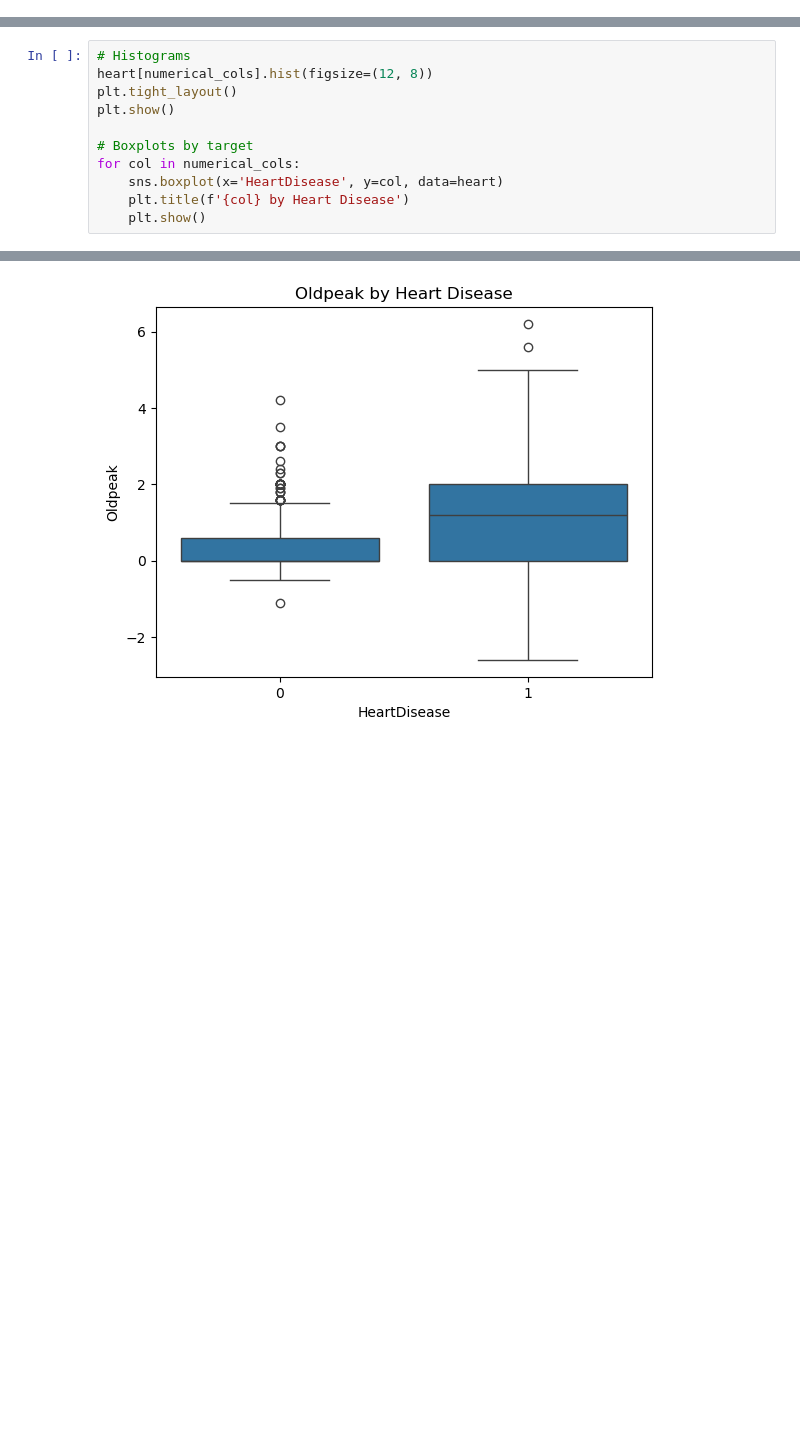
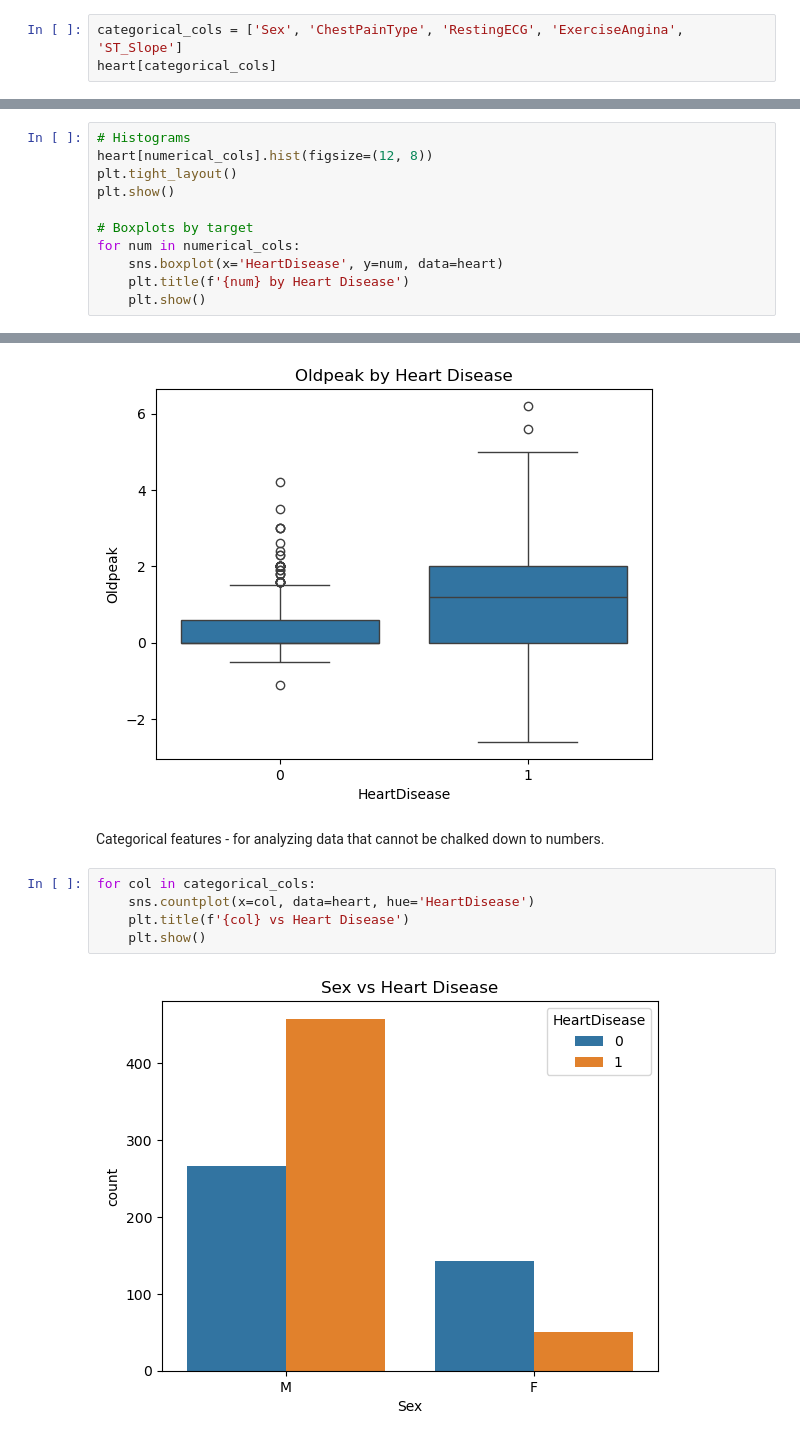
Before and after one commit to antararaj/Heart-Failure, a Jupyter notebook: Heart-Failure.ipynb, the cells around one changed output, grey strips where cells are left out. Cells and saved outputs as stored; diff of their text form; blank space fills up the shorter version.

```diff
--- a/Heart-Failure.ipynb
+++ b/Heart-Failure.ipynb
@@ -84,0 +91,3 @@ heart[numerical_cols].describe()
+# %%
+categorical_cols = ['Sex', 'ChestPainType', 'RestingECG', 'ExerciseAngina', 'ST_Slope']
+heart[categorical_cols]
@@ -100,9 +123,9 @@ plt.tight_layout()
 plt.show()
 
 # Boxplots by target
-for col in numerical_cols:
-    sns.boxplot(x='HeartDisease', y=col, data=heart)
-    plt.title(f'{col} by Heart Disease')
+for num in numerical_cols:
+    sns.boxplot(x='HeartDisease', y=num, data=heart)
+    plt.title(f'{num} by Heart Disease')
     plt.show()
 # %% [output]
 [figure]
@@ -112,3 +135,12 @@ for col in numerical_cols:
 [figure]
 [figure]
 [figure]
+# %% [markdown]
+Categorical features - for analyzing data that cannot be chalked down to numbers.
+# %%
+for col in categorical_cols:
+    sns.countplot(x=col, data=heart, hue='HeartDisease')
+    plt.title(f'{col} vs Heart Disease')
+    plt.show()
+# %% [output]
+[figure, added]
```
Also changed, not shown: parts of 4 cells of this notebook.
